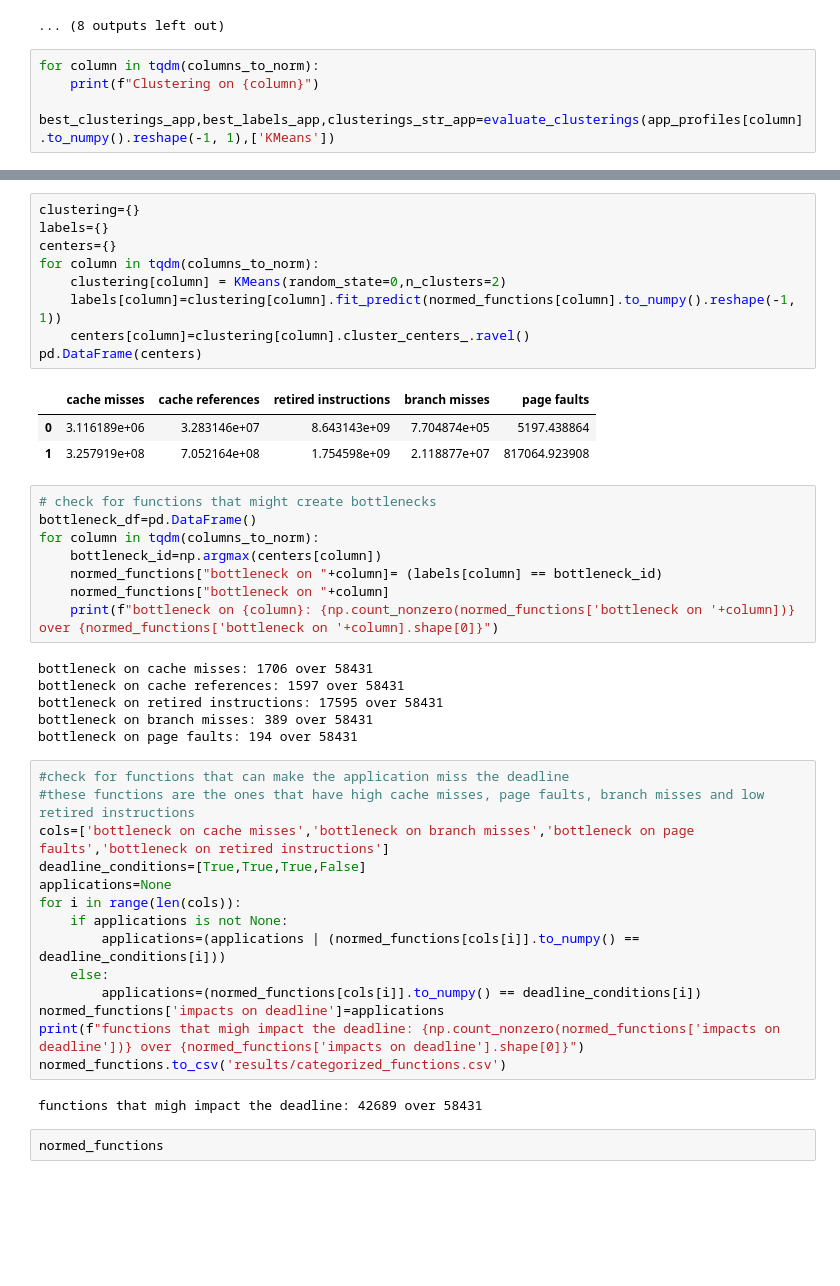
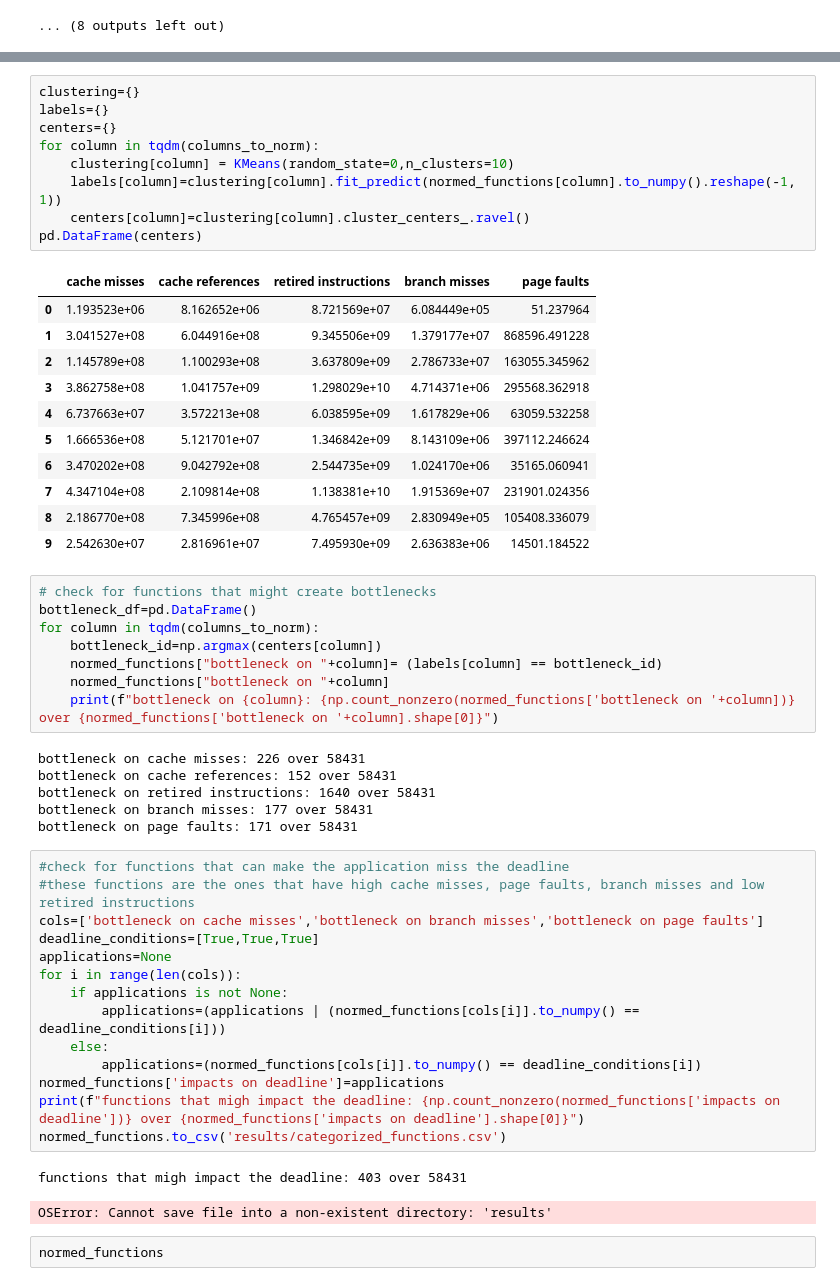
Before and after one commit to Nick1296/RT-Predict, a Jupyter notebook: Clustering.ipynb, the cells around one changed output, grey strips where cells are left out. Saved outputs shown, nothing was run; the diff lists cells and outputs as text; blank space fills up the shorter version.

```diff
--- a/Clustering.ipynb
+++ b/Clustering.ipynb
@@ -192,7 +174,3 @@ Evaluating KMeans clustering
 best: clusters:3 score:0.6493860042634235
 [figure]
 ... (8 outputs left out)
-# %%
-for column in tqdm(columns_to_norm):
-    print(f"Clustering on {column}")
-    best_clusterings_app,best_labels_app,clusterings_str_app=evaluate_clusterings(app_profiles[column].to_numpy().reshape(-1, 1),['KMeans'])
@@ -213,16 +177,24 @@ best: clusters:24 score:0.9341925535745801
 # %%
 clustering={}
 labels={}
 centers={}
 for column in tqdm(columns_to_norm):
-    clustering[column] = KMeans(random_state=0,n_clusters=2)
+    clustering[column] = KMeans(random_state=0,n_clusters=10)
     labels[column]=clustering[column].fit_predict(normed_functions[column].to_numpy().reshape(-1, 1))
     centers[column]=clustering[column].cluster_centers_.ravel()
 pd.DataFrame(centers)
 # %% [output]
 |  | cache misses | cache references | retired instructions | branch misses | page faults |
-| 0 | 3.116189e+06 | 3.283146e+07 | 8.643143e+09 | 7.704874e+05 | 5197.438864 |
-| 1 | 3.257919e+08 | 7.052164e+08 | 1.754598e+09 | 2.118877e+07 | 817064.923908 |
+| 0 | 1.193523e+06 | 8.162652e+06 | 8.721569e+07 | 6.084449e+05 | 51.237964 |
+| 1 | 3.041527e+08 | 6.044916e+08 | 9.345506e+09 | 1.379177e+07 | 868596.491228 |
+| 2 | 1.145789e+08 | 1.100293e+08 | 3.637809e+09 | 2.786733e+07 | 163055.345962 |
+| 3 | 3.862758e+08 | 1.041757e+09 | 1.298029e+10 | 4.714371e+06 | 295568.362918 |
+| 4 | 6.737663e+07 | 3.572213e+08 | 6.038595e+09 | 1.617829e+06 | 63059.532258 |
+| 5 | 1.666536e+08 | 5.121701e+07 | 1.346842e+09 | 8.143109e+06 | 397112.246624 |
+| 6 | 3.470202e+08 | 9.042792e+08 | 2.544735e+09 | 1.024170e+06 | 35165.060941 |
+| 7 | 4.347104e+08 | 2.109814e+08 | 1.138381e+10 | 1.915369e+07 | 231901.024356 |
+| 8 | 2.186770e+08 | 7.345996e+08 | 4.765457e+09 | 2.830949e+05 | 105408.336079 |
+| 9 | 2.542630e+07 | 2.816961e+07 | 7.495930e+09 | 2.636383e+06 | 14501.184522 |
 # %%
 # check for functions that might create bottlenecks
 bottleneck_df=pd.DataFrame()
@@ -232,16 +204,16 @@ for column in tqdm(columns_to_norm):
     normed_functions["bottleneck on "+column]
     print(f"bottleneck on {column}: {np.count_nonzero(normed_functions['bottleneck on '+column])} over {normed_functions['bottleneck on '+column].shape[0]}")
 # %% [output]
-bottleneck on cache misses: 1706 over 58431
-bottleneck on cache references: 1597 over 58431
-bottleneck on retired instructions: 17595 over 58431
-bottleneck on branch misses: 389 over 58431
-bottleneck on page faults: 194 over 58431
+bottleneck on cache misses: 226 over 58431
+bottleneck on cache references: 152 over 58431
+bottleneck on retired instructions: 1640 over 58431
+bottleneck on branch misses: 177 over 58431
+bottleneck on page faults: 171 over 58431
 # %%
 #check for functions that can make the application miss the deadline
 #these functions are the ones that have high cache misses, page faults, branch misses and low retired instructions
-cols=['bottleneck on cache misses','bottleneck on branch misses','bottleneck on page faults','bottleneck on retired instructions']
-deadline_conditions=[True,True,True,False]
+cols=['bottleneck on cache misses','bottleneck on branch misses','bottleneck on page faults']
+deadline_conditions=[True,True,True]
 applications=None
 for i in range(len(cols)):
     if applications is not None:
@@ -252,7 +224,8 @@ normed_functions['impacts on deadline']=applications
 print(f"functions that migh impact the deadline: {np.count_nonzero(normed_functions['impacts on deadline'])} over {normed_functions['impacts on deadline'].shape[0]}")
 normed_functions.to_csv('results/categorized_functions.csv')
 # %% [output]
-functions that migh impact the deadline: 42689 over 58431
+functions that migh impact the deadline: 403 over 58431
+OSError: Cannot save file into a non-existent directory: 'results'
 # %%
 normed_functions
 # %% [output]
```
Also changed, not shown: parts of 3 cells of this notebook.
